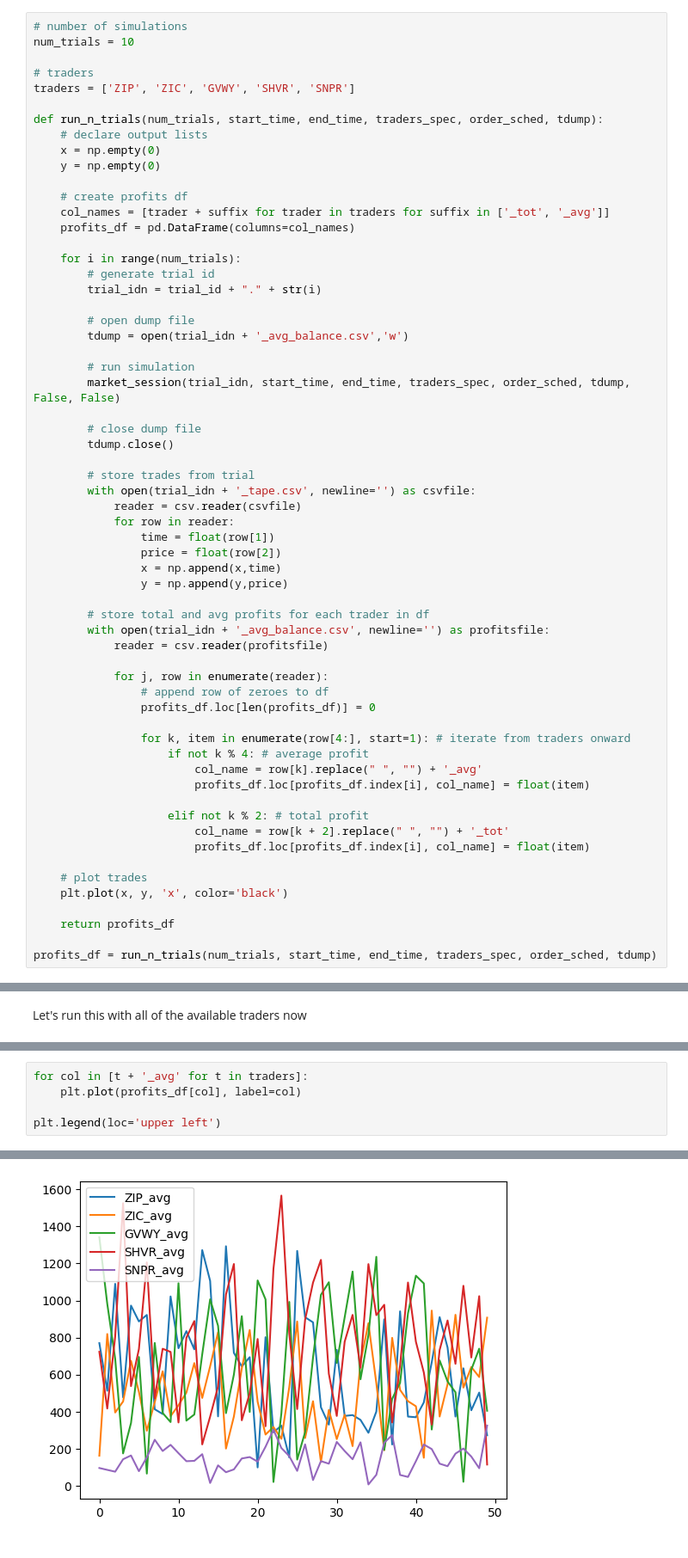
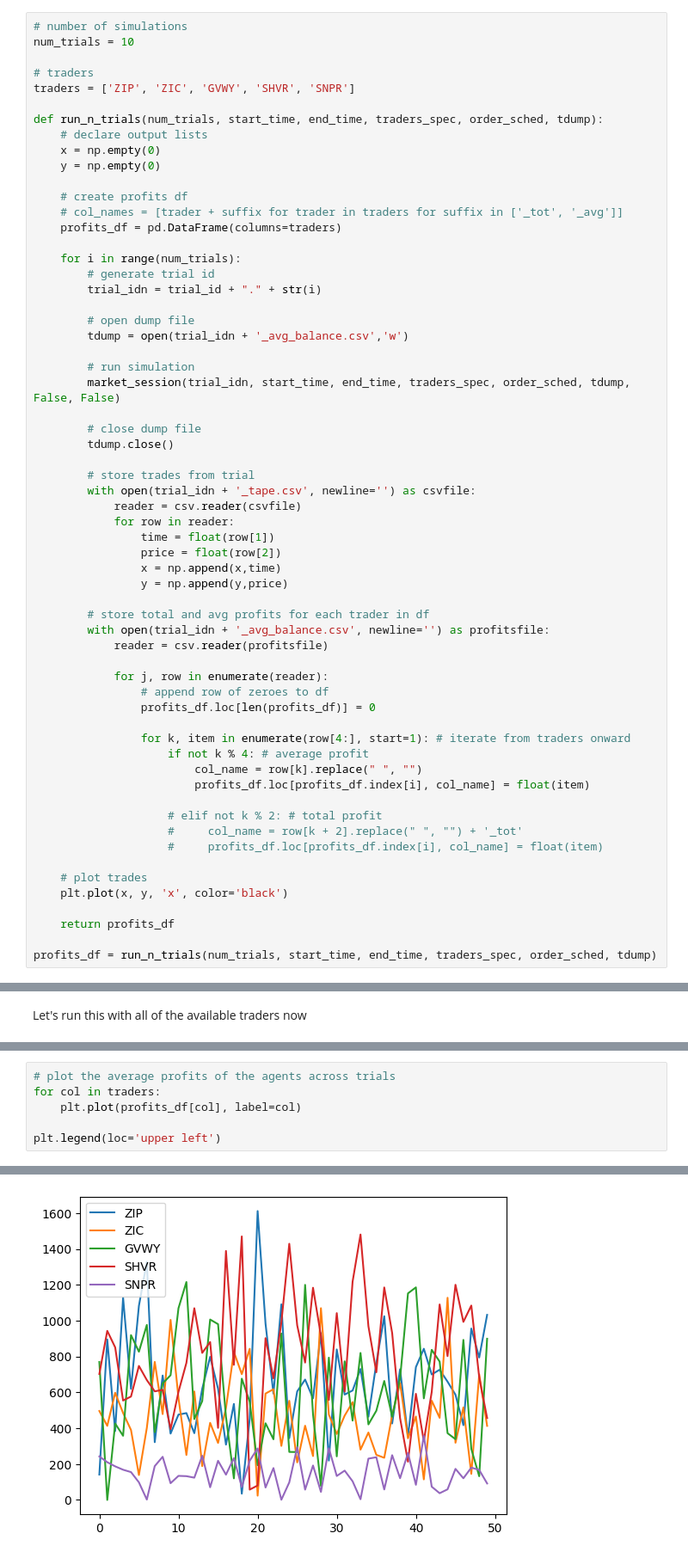
Before and after one commit to finnformica/BristolStockExchange, a Jupyter notebook: CA3_experiment.ipynb, the cells around one changed output, grey strips where cells are left out. Shown at 86% size. Cells and saved outputs as stored; diff of their text form.

```diff
--- a/CA3_experiment.ipynb
+++ b/CA3_experiment.ipynb
@@ -125,8 +125,8 @@ def run_n_trials(num_trials, start_time, end_time, traders_spec, order_sched, td
     y = np.empty(0)
 
     # create profits df
-    col_names = [trader + suffix for trader in traders for suffix in ['_tot', '_avg']]
-    profits_df = pd.DataFrame(columns=col_names)
+    # col_names = [trader + suffix for trader in traders for suffix in ['_tot', '_avg']]
+    profits_df = pd.DataFrame(columns=traders)
 
     for i in range(num_trials):
         # generate trial id
@@ -160,12 +160,12 @@ def run_n_trials(num_trials, start_time, end_time, traders_spec, order_sched, td
 
                 for k, item in enumerate(row[4:], start=1): # iterate from traders onward
                     if not k % 4: # average profit
-                        col_name = row[k].replace(" ", "") + '_avg'
+                        col_name = row[k].replace(" ", "")
                         profits_df.loc[profits_df.index[i], col_name] = float(item)
 
-                    elif not k % 2: # total profit
-                        col_name = row[k + 2].replace(" ", "") + '_tot'
-                        profits_df.loc[profits_df.index[i], col_name] = float(item)
+                    # elif not k % 2: # total profit
+                    #     col_name = row[k + 2].replace(" ", "") + '_tot'
+                    #     profits_df.loc[profits_df.index[i], col_name] = float(item)
 
     # plot trades
     plt.plot(x, y, 'x', color='black')
@@ -259,8 +248,9 @@ profits_df
 # %%
-for col in [t + '_avg' for t in traders]:
+# plot the average profits of the agents across trials
+for col in traders:
     plt.plot(profits_df[col], label=col)
 
 plt.legend(loc='upper left')
 # %% [output]
 <matplotlib.legend.Legend at 0x...>
-[figure, old version]
+[figure, new version]
```
Also changed, not shown: parts of 7 cells of this notebook.
